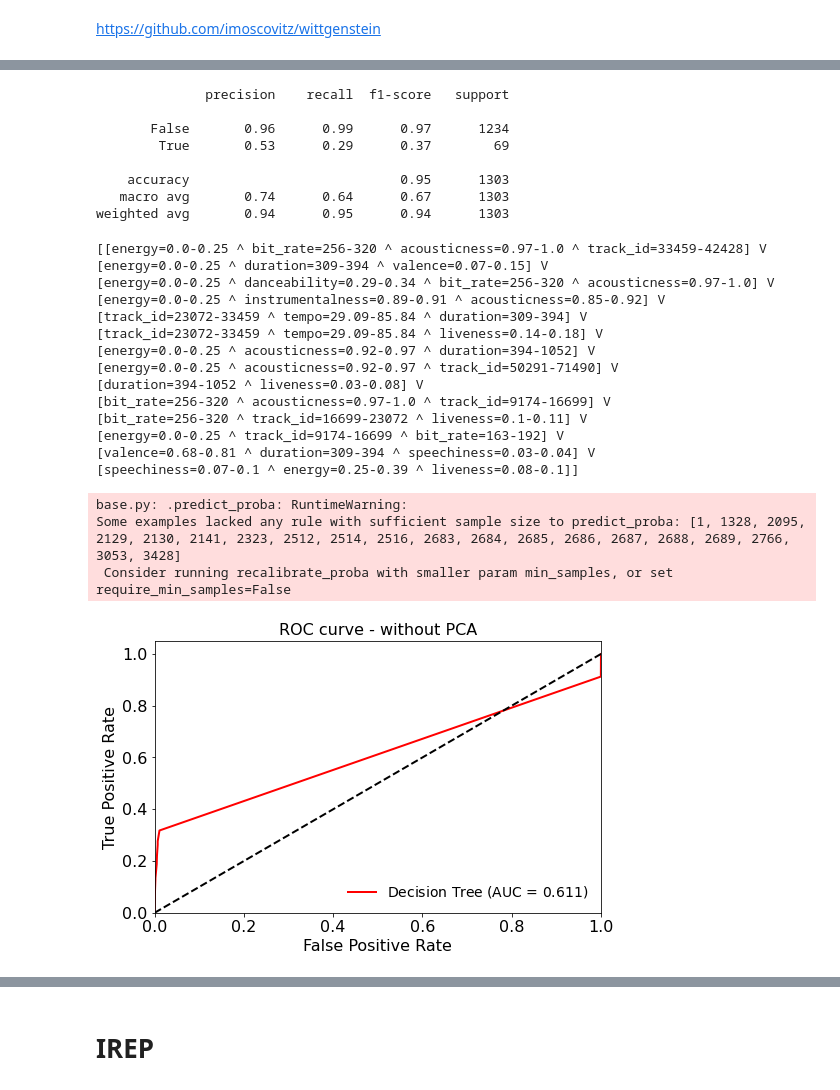
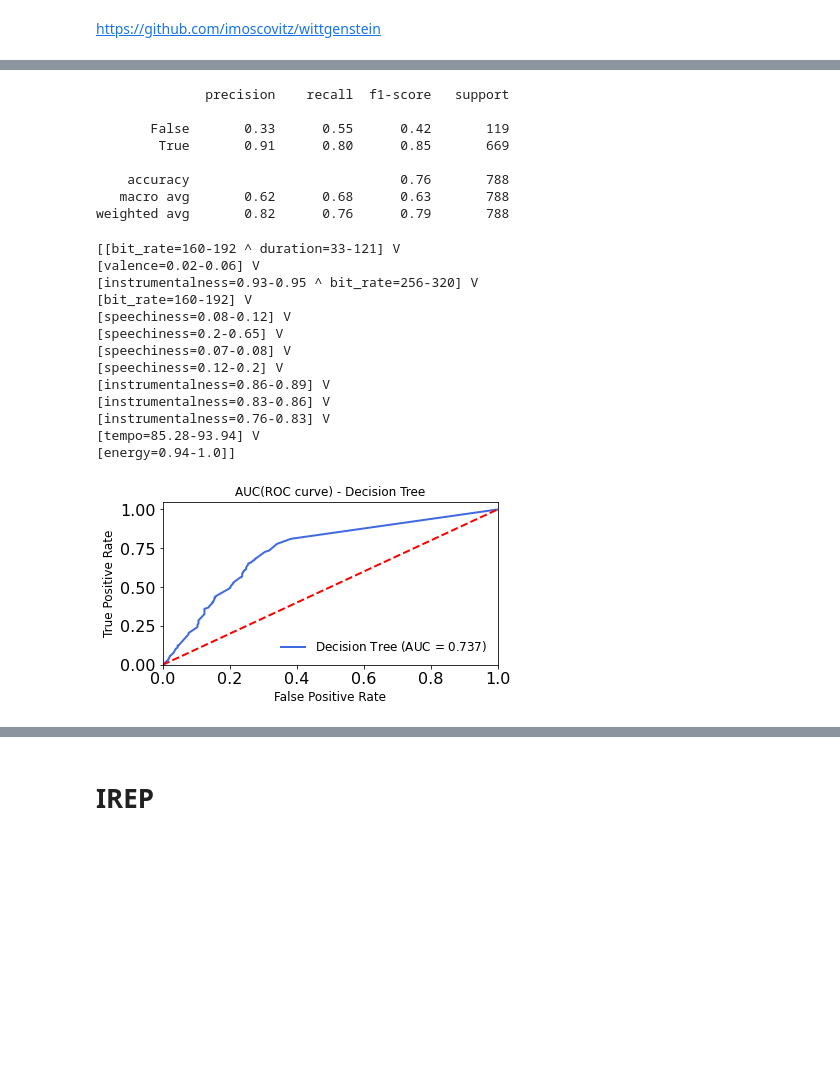
Before and after one commit to gaetanoantonicchio/DataMining-2, a Jupyter notebook: src/Module 2/Rule-Based/binary-rulebased_echo.ipynb, the cells around one changed output, grey strips where cells are left out. Cells and saved outputs as stored; diff of their text form; code cells hidden in the pictures; blank space fills up the shorter version.

Commit message:
change genres

```diff
--- a/src/Module 2/Rule-Based/binary-rulebased_echo.ipynb
+++ b/src/Module 2/Rule-Based/binary-rulebased_echo.ipynb
@@ -15,6 +15,7 @@ from collections import defaultdict
 # %% [markdown]
 # Data Preparation
 # %%
-df = pd.read_csv('/Users/samuele/University/2.DM2/fma_metadata/echo_outlierfree.csv')
+df = pd.read_csv('/Users/samuele/University/2.DM2/fma_metadata/echo_popelec.csv')
+df.set_index('track_id', inplace=True)
 df.head()
 # %% [output]
@@ -65,8 +55,8 @@ import wittgenstein as lw
 # %%
 for pr in [0.1, 0.2, 0.3, 0.4, 0.5, 0.6, 0.7, 0.8, 0.9, 1]:
         clf = lw.RIPPER(random_state=42, prune_size=pr)
-        clf.fit(train, class_feat='genre_top', pos_class='Jazz')
+        clf.fit(train, class_feat='genre_top', pos_class='Electronic')
         y_predicted = clf.predict(test)
-        print(ks, "\nprune_size: ", pr)
+        print("prune_size: ", pr)
         print(classification_report(y_test_enc, y_predicted))
 # %% [output]
@@ -93,64 +83,60 @@ Ruleset is empty. All predictions it makes with method .predict will be negative
 base.py: .predict | base.py: ._check_allpos_allneg: RuntimeWarning:
 Ruleset is empty. All predictions it makes with method .predict will be negative. It may be untrained or was trained on a dataset split lacking positive examples.
 # %%
-clf = lw.RIPPER(random_state=42, prune_size=0.2)
-clf.fit(train, class_feat='genre_top', pos_class='Jazz')
+clf = lw.RIPPER(random_state=42, prune_size=0.6)
+clf.fit(train, class_feat='genre_top', pos_class='Electronic')
 # %%
 y_predicted = clf.predict(test)
 print(classification_report(y_test_enc, y_predicted))
 # %% [output]
               precision    recall  f1-score   support
 
-       False       0.96      0.99      0.97      1234
-        True       0.53      0.29      0.37        69
+       False       0.33      0.55      0.42       119
+        True       0.91      0.80      0.85       669
 
-    accuracy                           0.95      1303
-   macro avg       0.74      0.64      0.67      1303
-weighted avg       0.94      0.95      0.94      1303
+    accuracy                           0.76       788
+   macro avg       0.62      0.68      0.63       788
+weighted avg       0.82      0.76      0.79       788
 # %%
 clf.out_model()
 # %% [output]
-[[energy=0.0-0.25 ^ bit_rate=256-320 ^ acousticness=0.97-1.0 ^ track_id=33459-42428] V
-[energy=0.0-0.25 ^ duration=309-394 ^ valence=0.07-0.15] V
-[energy=0.0-0.25 ^ danceability=0.29-0.34 ^ bit_rate=256-320 ^ acousticness=0.97-1.0] V
-[energy=0.0-0.25 ^ instrumentalness=0.89-0.91 ^ acousticness=0.85-0.92] V
-[track_id=23072-33459 ^ tempo=29.09-85.84 ^ duration=309-394] V
-[track_id=23072-33459 ^ tempo=29.09-85.84 ^ liveness=0.14-0.18] V
-[energy=0.0-0.25 ^ acousticness=0.92-0.97 ^ duration=394-1052] V
-[energy=0.0-0.25 ^ acousticness=0.92-0.97 ^ track_id=50291-71490] V
-[duration=394-1052 ^ liveness=0.03-0.08] V
-[bit_rate=256-320 ^ acousticness=0.97-1.0 ^ track_id=9174-16699] V
-[bit_rate=256-320 ^ track_id=16699-23072 ^ liveness=0.1-0.11] V
-[energy=0.0-0.25 ^ track_id=9174-16699 ^ bit_rate=163-192] V
-[valence=0.68-0.81 ^ duration=309-394 ^ speechiness=0.03-0.04] V
-[speechiness=0.07-0.1 ^ energy=0.25-0.39 ^ liveness=0.08-0.1]]
+[[bit_rate=160-192 ^ duration=33-121] V
+[valence=0.02-0.06] V
+[instrumentalness=0.93-0.95 ^ bit_rate=256-320] V
+[bit_rate=160-192] V
+[speechiness=0.08-0.12] V
+[speechiness=0.2-0.65] V
+[speechiness=0.07-0.08] V
+[speechiness=0.12-0.2] V
+[instrumentalness=0.86-0.89] V
+[instrumentalness=0.83-0.86] V
+[instrumentalness=0.76-0.83] V
+[tempo=85.28-93.94] V
+[energy=0.94-1.0]]
 # %%
-plt.figure(figsize=(8,5))
+plt.figure(figsize=(6,3))
 
 # y_score0 --> scores of decision tree without PCA
 # fpr0, tpr0 ---> false positive and true positive of decision tree without PCA
 y_score0 = clf.predict_proba(X_test)
-fpr0, tpr0, _ = roc_curve(y_test, y_score0[:, 1], pos_label='Jazz')
+fpr0, tpr0, _ = roc_curve(y_test, y_score0[:, 1], pos_label='Electronic')
 
 # roc_auc0 --> ROC/AUC of decision tree without PCA
 roc_auc0 = auc(fpr0, tpr0)
 
-plt.plot(fpr0, tpr0, color='red', lw=2, label='Decision Tree$\;$(AUC = %.3f)' % roc_auc0)
+plt.plot(fpr0, tpr0, color='royalblue', lw=2, label='Decision Tree$\;$(AUC = %.3f)' % roc_auc0)
 
-plt.plot([0, 1], [0, 1], color='black', lw=2, linestyle='--')
+plt.plot([0, 1], [0, 1], color='red', lw=2, linestyle='--')
 plt.xlim([0.0, 1.0])
 plt.ylim([0.0, 1.05])
-plt.xlabel('False Positive Rate', fontsize=16)
-plt.ylabel('True Positive Rate', fontsize=16)
-plt.title('ROC curve - without PCA', fontsize=16)
-plt.legend(loc="lower right", fontsize=14, frameon=False)
+plt.xlabel('False Positive Rate', fontsize=12)
+plt.ylabel('True Positive Rate', fontsize=12)
+plt.title('AUC(ROC curve) - Decision Tree', fontsize=12)
+plt.legend(loc="lower right", fontsize=12, frameon=False)
 plt.tick_params(axis='both', which='major', labelsize=16)
 plt.show()
 # %% [output]
-base.py: .predict_proba: RuntimeWarning:
-Some examples lacked any rule with sufficient sample size to predict_proba: [1, 1328, 2095, 2129, 2130, 2141, 2323, 2512, 2514, 2516, 2683, 2684, 2685, 2686, 2687, 2688, 2689, 2766, 3053, 3428]
- Consider running recalibrate_proba with smaller param min_samples, or set require_min_samples=False
-[figure, old version]
+[figure, new version]
 # %%
 print("Legend:\nTrue: Jazz"
       "\nFalse: Rock")
```
Also changed, not shown: parts of 12 cells of this notebook.
